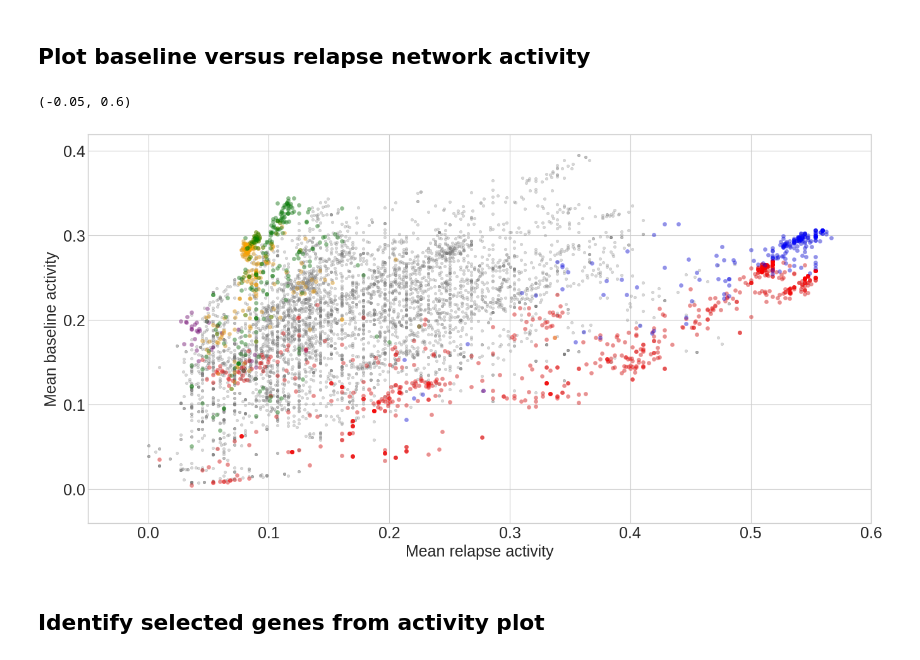
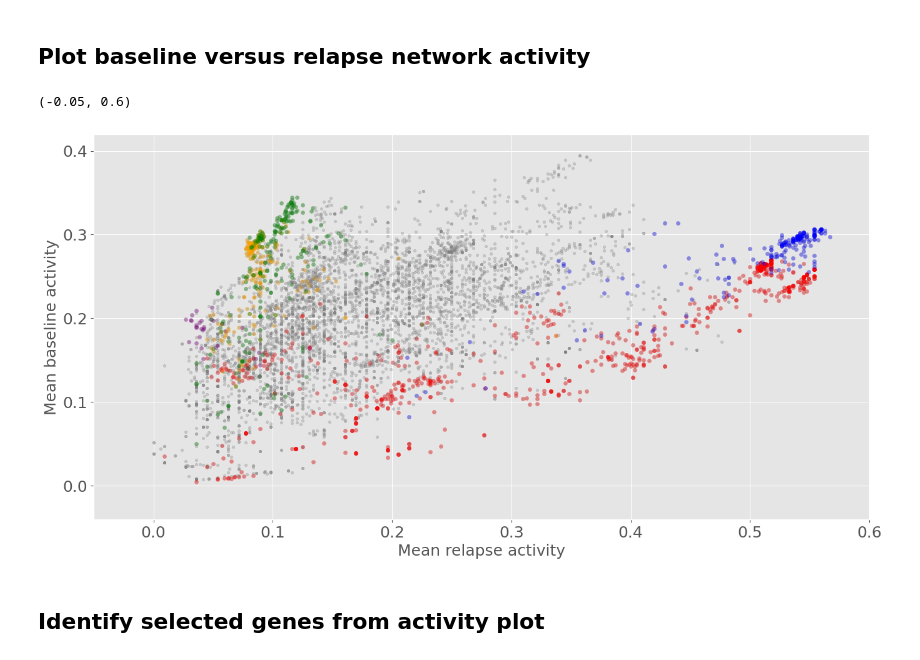
Before and after one commit to baliga-lab/miner3, a Jupyter notebook: miner/MINER_Figure_5.ipynb, the cells around one changed output. Cells and saved outputs as stored; diff of their text form; code cells hidden in the pictures.

```diff
--- a/miner/MINER_Figure_5.ipynb
+++ b/miner/MINER_Figure_5.ipynb
@@ -136,7 +136,8 @@ network_activity_diff = miner.networkActivity(regulon_matrix=regulonDf.copy(),
 ## Plot baseline versus relapse network activity
 # %%
 plt.figure(figsize=(16,8))
-plt.style.use('seaborn-whitegrid')
+#plt.style.use('seaborn-whitegrid')
+#plt.style.use('seaborn-v0_8-white grid')
 
 baseline_activity = np.mean(network_activity_overexpressed.loc[:,baseline_patients],axis=1)
 relapse_activity = np.mean(network_activity_overexpressed.loc[:,relapse_patients],axis=1)
@@ -156,34 +157,34 @@ baseline_activity_34 = np.mean(network_activity_overexpressed.loc[
 relapse_activity_34 = np.mean(network_activity_overexpressed.loc[
     miner.intersect(network_activity_overexpressed.index,pr_genes[34]),relapse_patients],axis=1)
 
 baseline_activity_0 = np.mean(network_activity_overexpressed.loc[
     miner.intersect(network_activity_overexpressed.index,pr_genes[0]),baseline_patients],axis=1)
 relapse_activity_0 = np.mean(network_activity_overexpressed.loc[
     miner.intersect(network_activity_overexpressed.index,pr_genes[0]),relapse_patients],axis=1)
 
 baseline_activity_4 = np.mean(network_activity_overexpressed.loc[
     miner.intersect(network_activity_overexpressed.index,pr_genes[4]),baseline_patients],axis=1)
 relapse_activity_4 = np.mean(network_activity_overexpressed.loc[
     miner.intersect(network_activity_overexpressed.index,pr_genes[4]),relapse_patients],axis=1)
 
 
 plt.scatter(relapse_activity,baseline_activity,alpha=0.3,s=10,color="gray")
 plt.scatter(relapse_activity_134,baseline_activity_134,alpha=0.3,s=20,color="red")
 plt.scatter(relapse_activity_68,baseline_activity_68,alpha=0.3,s=20,color="blue")
 plt.scatter(relapse_activity_34,baseline_activity_34,alpha=0.3,s=20,color="purple")
 plt.scatter(relapse_activity_0,baseline_activity_0,alpha=0.3,s=20,color="orange")
 plt.scatter(relapse_activity_4,baseline_activity_4,alpha=0.3,s=20,color="green")
 
 plt.ylabel("Mean baseline activity",fontsize=18)
 plt.xlabel("Mean relapse activity",fontsize=18)
 plt.xticks(fontsize=18)
 plt.yticks(fontsize=18)
 plt.ylim(-0.04,0.42)
 plt.xlim(-0.05,0.6)
 #plt.savefig(os.path.join(resultsDirectory,"dotplot_relapse.pdf"),bbox_inches="tight")
 # %% [output]
 (-0.05, 0.6)
-[figure, old version]
+[figure, new version]
 # %% [markdown]
 ## Identify selected genes from activity plot
 # %%
```
Also changed, not shown: parts of 4 cells of this notebook, 4 other files.
